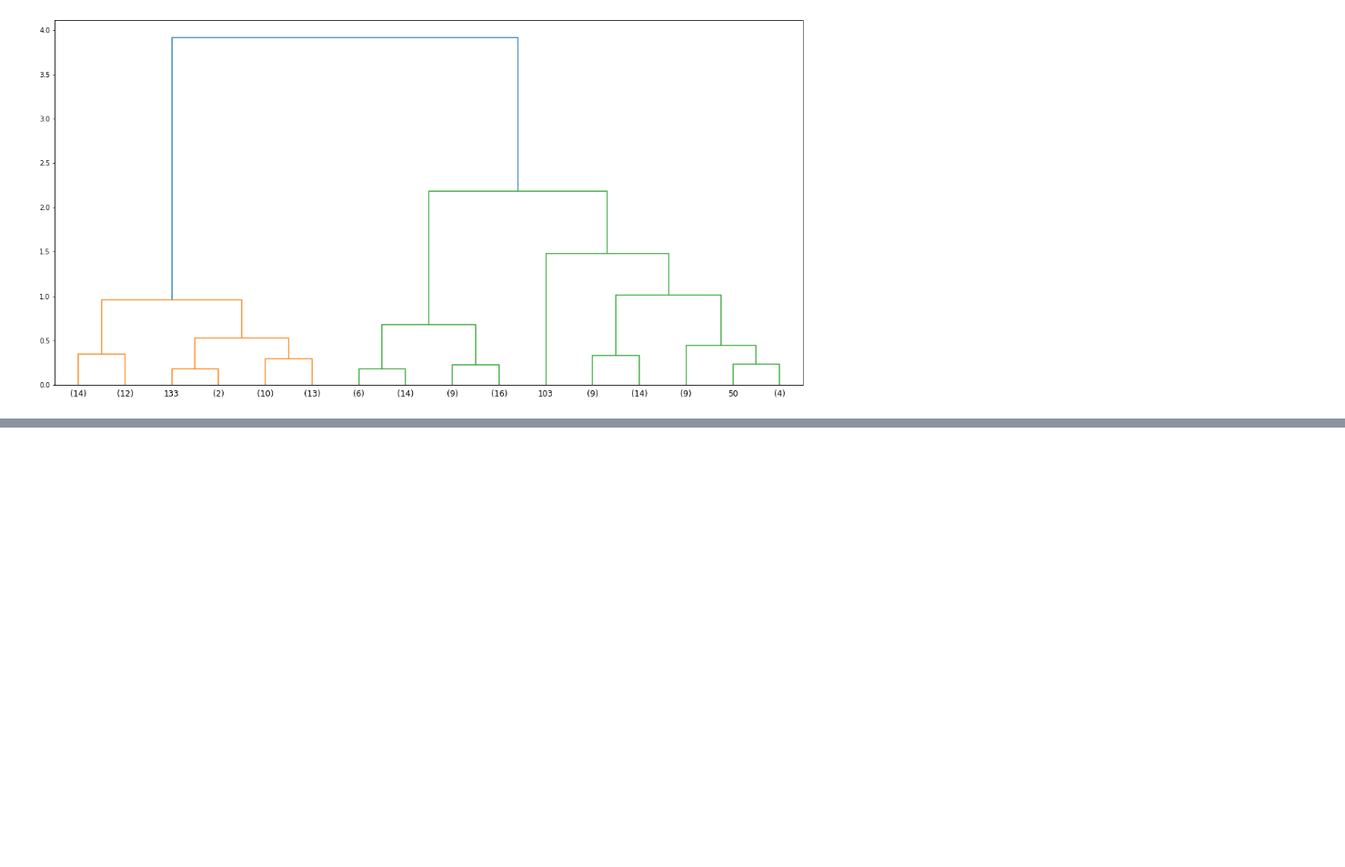
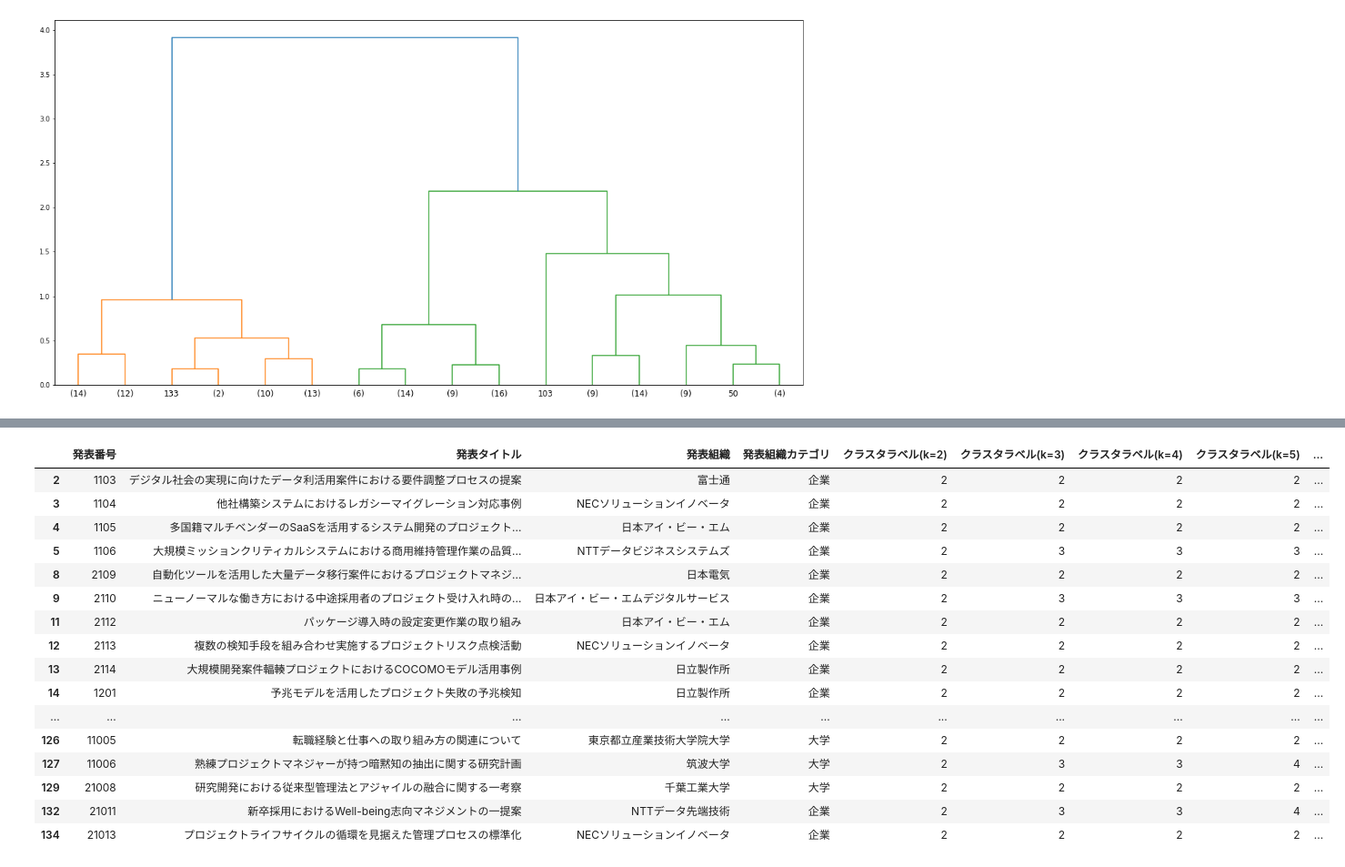
Before and after one commit to sp8783/pm_society, a Jupyter notebook: 02_clustering.ipynb, the cells around one changed output, grey strips where cells are left out. Shown at 91% size. Saved outputs shown, nothing was run; the diff lists cells and outputs as text; code cells hidden in the pictures; blank space fills up the shorter version.

```diff
--- a/02_clustering.ipynb
+++ b/02_clustering.ipynb
@@ -124,0 +157,20 @@ fig.savefig(output_path + "dendrogram_lastp.png")
+# %%
+df[df["クラスタラベル(k=2)"] == 2]
+# %% [output]
+|  | 発表番号 | 発表タイトル | 発表組織 | 発表組織カテゴリ | クラスタラベル(k=2) | クラスタラベル(k=3) | クラスタラベル(k=4) | クラスタラベル(k=5) | ... |
+| 2 | 1103 | デジタル社会の実現に向けたデータ利活用案件における要件調整プロセスの提案 | 富士通 | 企業 | 2 | 2 | 2 | 2 | ... |
+| 3 | 1104 | 他社構築システムにおけるレガシーマイグレーション対応事例 | NECソリューションイノベータ | 企業 | 2 | 2 | 2 | 2 | ... |
+| 4 | 1105 | 多国籍マルチベンダーのSaaSを活用するシステム開発のプロジェクト... | 日本アイ・ビー・エム | 企業 | 2 | 2 | 2 | 2 | ... |
+| 5 | 1106 | 大規模ミッションクリティカルシステムにおける商用維持管理作業の品質... | NTTデータビジネスシステムズ | 企業 | 2 | 3 | 3 | 3 | ... |
+| 8 | 2109 | 自動化ツールを活用した大量データ移行案件におけるプロジェクトマネジ... | 日本電気 | 企業 | 2 | 2 | 2 | 2 | ... |
+| 9 | 2110 | ニューノーマルな働き方における中途採用者のプロジェクト受け入れ時の... | 日本アイ・ビー・エムデジタルサービス | 企業 | 2 | 3 | 3 | 3 | ... |
+| 11 | 2112 | パッケージ導入時の設定変更作業の取り組み | 日本アイ・ビー・エム | 企業 | 2 | 2 | 2 | 2 | ... |
+| 12 | 2113 | 複数の検知手段を組み合わせ実施するプロジェクトリスク点検活動 | NECソリューションイノベータ | 企業 | 2 | 2 | 2 | 2 | ... |
+| 13 | 2114 | 大規模開発案件輻輳プロジェクトにおけるCOCOMOモデル活用事例 | 日立製作所 | 企業 | 2 | 2 | 2 | 2 | ... |
+| 14 | 1201 | 予兆モデルを活用したプロジェクト失敗の予兆検知 | 日立製作所 | 企業 | 2 | 2 | 2 | 2 | ... |
+| ... | ... | ... | ... | ... | ... | ... | ... | ... | ... |
+| 126 | 11005 | 転職経験と仕事への取り組み方の関連について | 東京都立産業技術大学院大学 | 大学 | 2 | 2 | 2 | 2 | ... |
+| 127 | 11006 | 熟練プロジェクトマネジャーが持つ暗黙知の抽出に関する研究計画 | 筑波大学 | 大学 | 2 | 3 | 3 | 4 | ... |
+| 129 | 21008 | 研究開発における従来型管理法とアジャイルの融合に関する一考察 | 千葉工業大学 | 大学 | 2 | 2 | 2 | 2 | ... |
+| 132 | 21011 | 新卒採用におけるWell-being志向マネジメントの一提案 | NTTデータ先端技術 | 企業 | 2 | 3 | 3 | 4 | ... |
+| 134 | 21013 | プロジェクトライフサイクルの循環を見据えた管理プロセスの標準化 | NECソリューションイノベータ | 企業 | 2 | 2 | 2 | 2 | ... |
```
Also changed, not shown: parts of 7 cells of this notebook, 2 other files.
